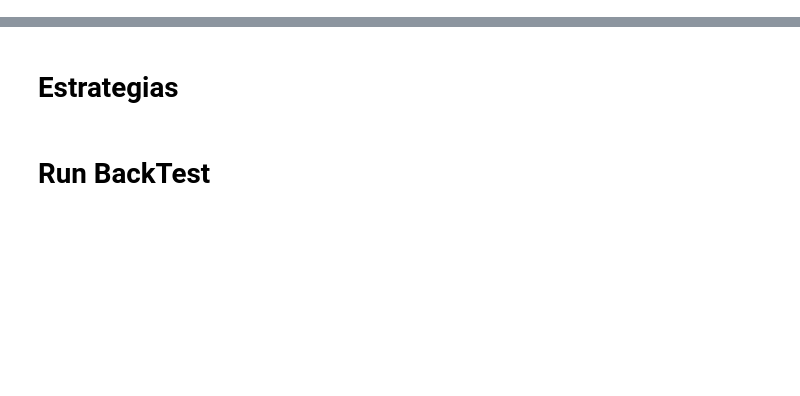
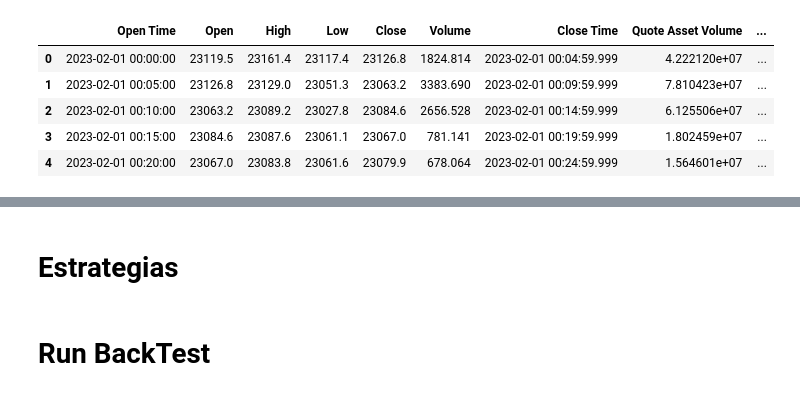
Before and after one commit to CodeRagnarok07/python-trading, a Jupyter notebook: backtesting/backtesting.ipynb, the cells around one changed output, grey strips where cells are left out. Cells and saved outputs as stored; diff of their text form; code cells hidden in the pictures; blank space fills up the shorter version.

```diff
--- a/backtesting/backtesting.ipynb
+++ b/backtesting/backtesting.ipynb
@@ -15,2 +65,15 @@ import talib
 import pandas as pd
+# %%
+# get data in satoshi
+datapath = "data/BTCUSDT-5m-2023-06-01.csv"
+
+data = pd.read_csv(datapath, parse_dates=True, index_col=0)
+data.head()
+# %% [output]
+|  | Open Time | Open | High | Low | Close | Volume | Close Time | Quote Asset Volume | ... |
+| 0 | 2023-02-01 00:00:00 | 23119.5 | 23161.4 | 23117.4 | 23126.8 | 1824.814 | 2023-02-01 00:04:59.999 | 4.222120e+07 | ... |
+| 1 | 2023-02-01 00:05:00 | 23126.8 | 23129.0 | 23051.3 | 23063.2 | 3383.690 | 2023-02-01 00:09:59.999 | 7.810423e+07 | ... |
+| 2 | 2023-02-01 00:10:00 | 23063.2 | 23089.2 | 23027.8 | 23084.6 | 2656.528 | 2023-02-01 00:14:59.999 | 6.125506e+07 | ... |
+| 3 | 2023-02-01 00:15:00 | 23084.6 | 23087.6 | 23061.1 | 23067.0 | 781.141 | 2023-02-01 00:19:59.999 | 1.802459e+07 | ... |
+| 4 | 2023-02-01 00:20:00 | 23067.0 | 23083.8 | 23061.6 | 23079.9 | 678.064 | 2023-02-01 00:24:59.999 | 1.564601e+07 | ... |
 # %%
```
Also changed, not shown: parts of 8 cells of this notebook, 4 other files.
